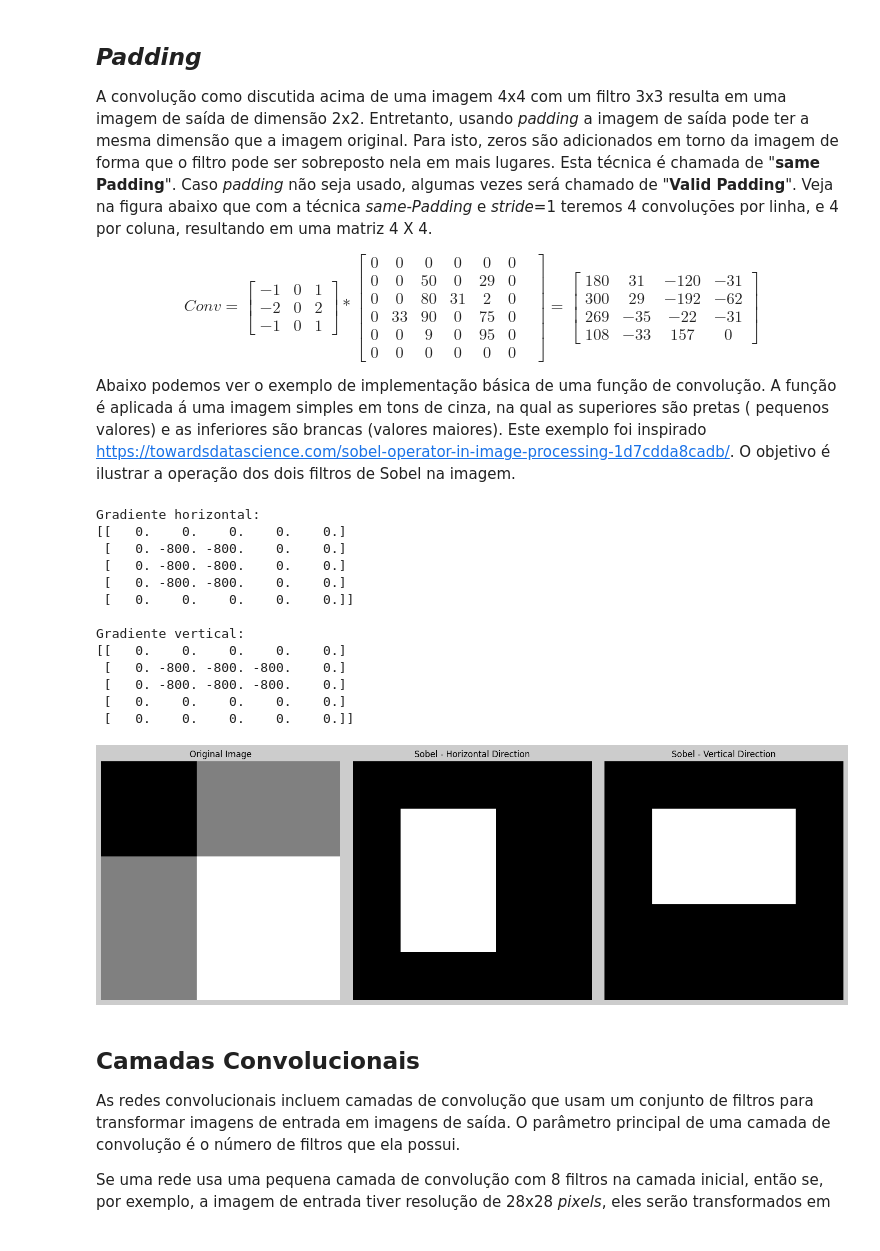
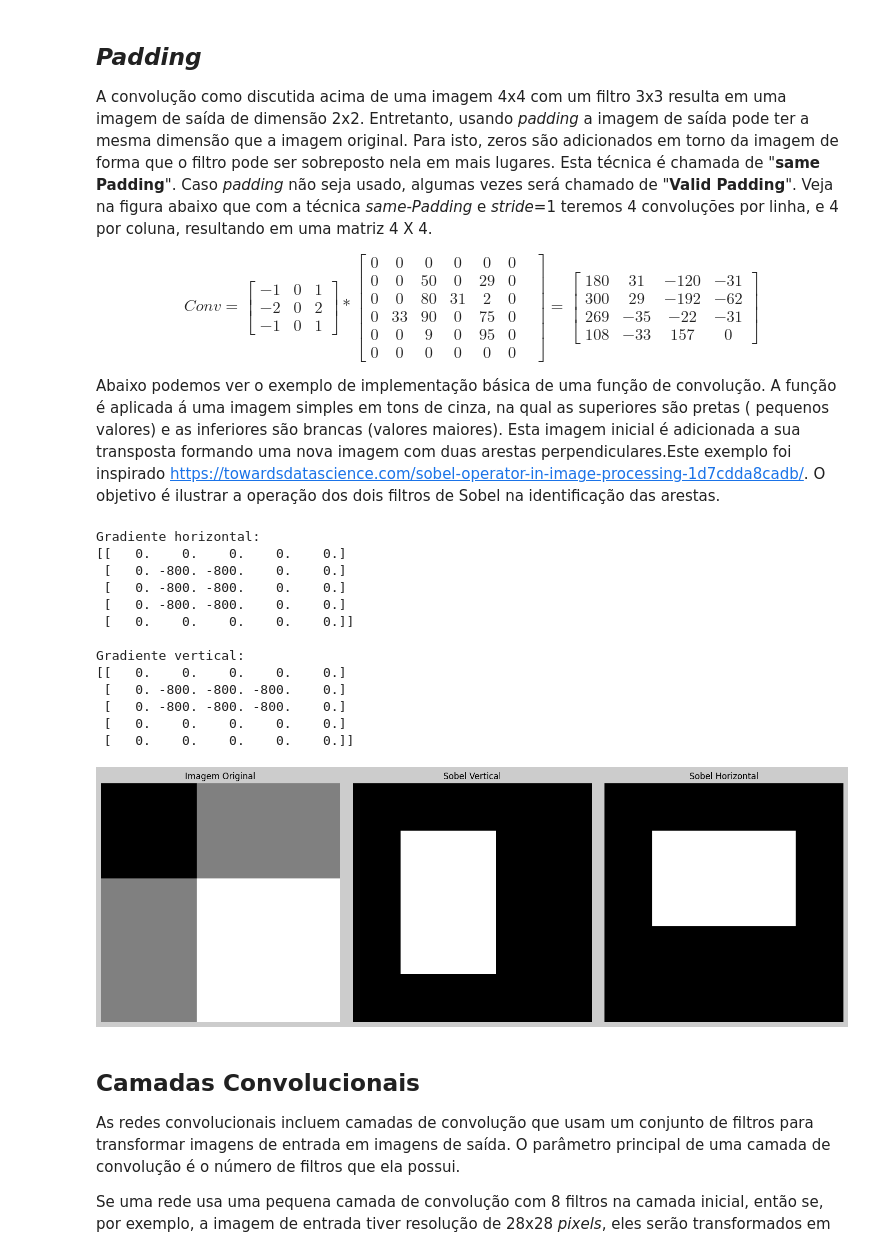
Before and after one commit to Mvanti/IA-ApEE, a Jupyter notebook: IA_Aula_20.ipynb, the cells around one changed output. Saved outputs shown, nothing was run; the diff lists cells and outputs as text; code cells hidden in the pictures.

```diff
--- a/IA_Aula_20.ipynb
+++ b/IA_Aula_20.ipynb
@@ -34,7 +34,7 @@ A convolução como discutida acima de uma imagem 4x4 com um filtro 3x3 resulta
 
 $$Conv=\begin{bmatrix}-1&0&1\\-2&0&2\\-1&0&1\end{bmatrix} * \begin{bmatrix} 0&0&0&0&0&0\\0&0&50&0&29&0\\0&0&80&31&2&0\\0&33&90&0&75&0\\0&0&9&0&95&0\\0&0&0&0&0&0&\end{bmatrix}=\begin{bmatrix} 180&31&-120&-31\\300&29&-192&-62\\269&-35&-22&-31\\108&-33&157&0\end{bmatrix}$$
 
-Abaixo podemos ver o exemplo de implementação básica de uma função de convolução. A função é aplicada á uma imagem simples em tons de cinza, na qual as superiores são pretas ( pequenos valores)  e as inferiores são brancas (valores maiores). Este exemplo foi inspirado https://towardsdatascience.com/sobel-operator-in-image-processing-1d7cdda8cadb/. O objetivo é ilustrar a operação dos dois filtros de Sobel na imagem.
+Abaixo podemos ver o exemplo de implementação básica de uma função de convolução. A função é aplicada á uma imagem simples em tons de cinza, na qual as superiores são pretas ( pequenos valores)  e as inferiores são brancas (valores maiores). Esta imagem inicial é adicionada a sua transposta formando uma nova imagem com duas arestas perpendiculares.Este exemplo foi inspirado https://towardsdatascience.com/sobel-operator-in-image-processing-1d7cdda8cadb/. O objetivo é ilustrar a operação dos dois filtros de Sobel na identificação das arestas.
 # %%
 # ==============================
 # Exemplo de Função de convolução
@@ -94,6 +94,7 @@ G_y = np.array([
     [ 1,  2,  1]
 ])
 
+# Após convolução os pixels nas bordas adicionadas no padding são anulados
 conv_x = remove_borders(convolve2d(image, G_x, padding=1))
 conv_y = remove_borders(convolve2d(image, G_y, padding=1))
 
@@ -103,10 +104,10 @@ print(conv_x)
 print("\nGradiente vertical:")
 print(conv_y)
 
-# Define the light grey color for the background
+# Cor cinza-claro para o plano de fundo
 light_grey = [0.8, 0.8, 0.8]  # RGB values for light grey
 
-# Normalize the Sobel outputs
+# Normalização das saídas da convolução
 abs_conv_x = np.abs(conv_x)
 abs_conv_y = np.abs(conv_y)
 
@@ -115,42 +116,42 @@ vmax = max(abs_conv_x.max(), abs_conv_y.max())
 norm_conv_x = abs_conv_x / vmax
 norm_conv_y = abs_conv_y / vmax
 
-# Set the background color of the plots
+# Plano de fundo
 plt.rcParams['figure.facecolor'] = light_grey
 plt.rcParams['axes.facecolor'] = light_grey
 
-# Plot the images with the light grey background
+# Traçado das imagens resultantes
 fig, axes = plt.subplots(1, 3, figsize=(15, 5))
 
 axes[0].imshow(image, cmap='gray')
-axes[0].set_title('Original Image')
+axes[0].set_title('Imagem Original')
 axes[0].axis('off')
 
 axes[1].imshow(norm_conv_x, cmap='gray', vmin=0, vmax=1)
-axes[1].set_title('Sobel - Horizontal Direction')
+axes[1].set_title('Sobel Vertical')
 axes[1].axis('off')
 
 axes[2].imshow(norm_conv_y, cmap='gray', vmin=0, vmax=1)
-axes[2].set_title('Sobel - Vertical Direction')
+axes[2].set_title('Sobel Horizontal')
 axes[2].axis('off')
 
 plt.tight_layout()
 plt.show()
 # %% [output]
 Gradiente horizontal:
 [[   0.    0.    0.    0.    0.]
  [   0. -800. -800.    0.    0.]
  [   0. -800. -800.    0.    0.]
  [   0. -800. -800.    0.    0.]
  [   0.    0.    0.    0.    0.]]
 
 Gradiente vertical:
 [[   0.    0.    0.    0.    0.]
  [   0. -800. -800. -800.    0.]
  [   0. -800. -800. -800.    0.]
  [   0.    0.    0.    0.    0.]
  [   0.    0.    0.    0.    0.]]
-[figure, old version]
+[figure, new version]
 # %% [markdown]
 ## Camadas Convolucionais
 
```
Also changed, not shown: parts of 4 cells of this notebook.
